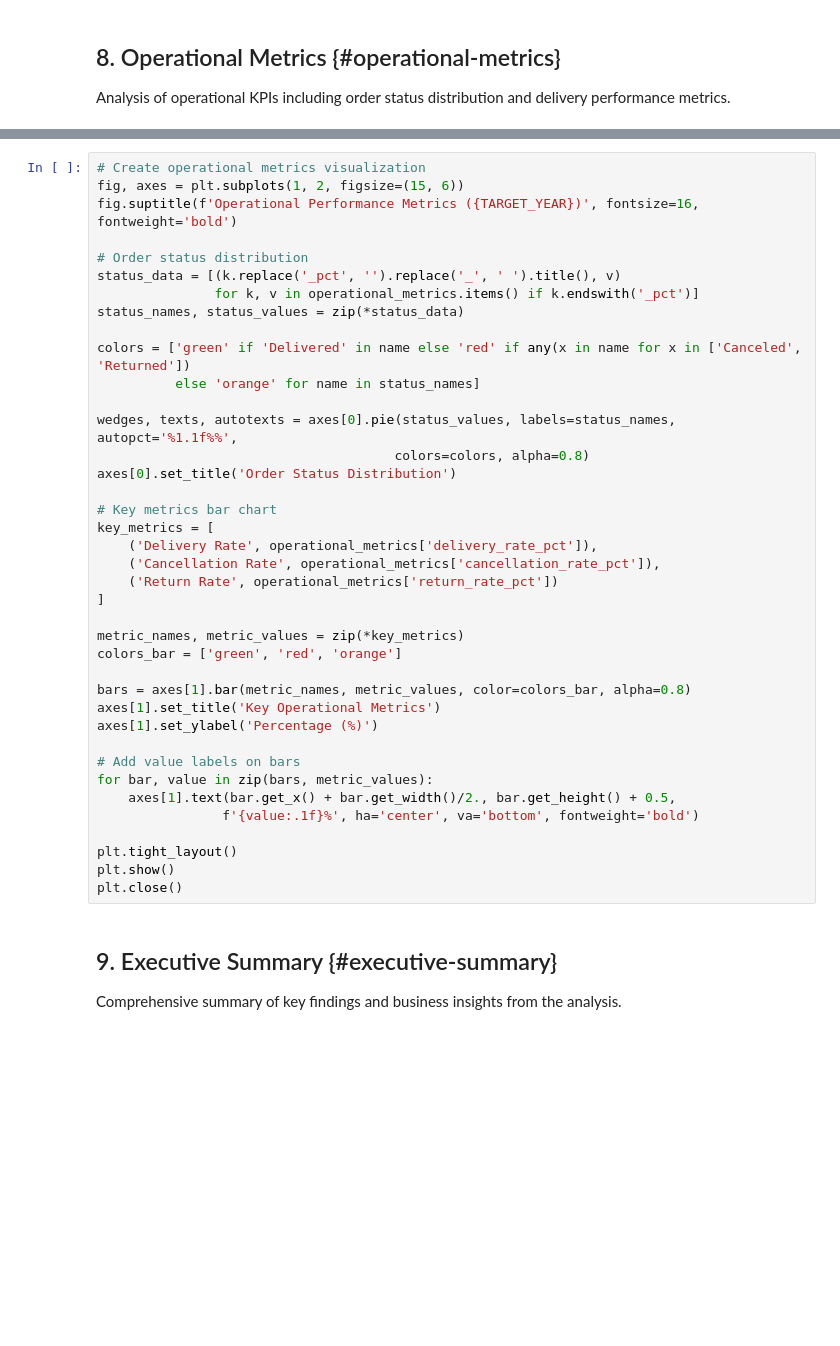
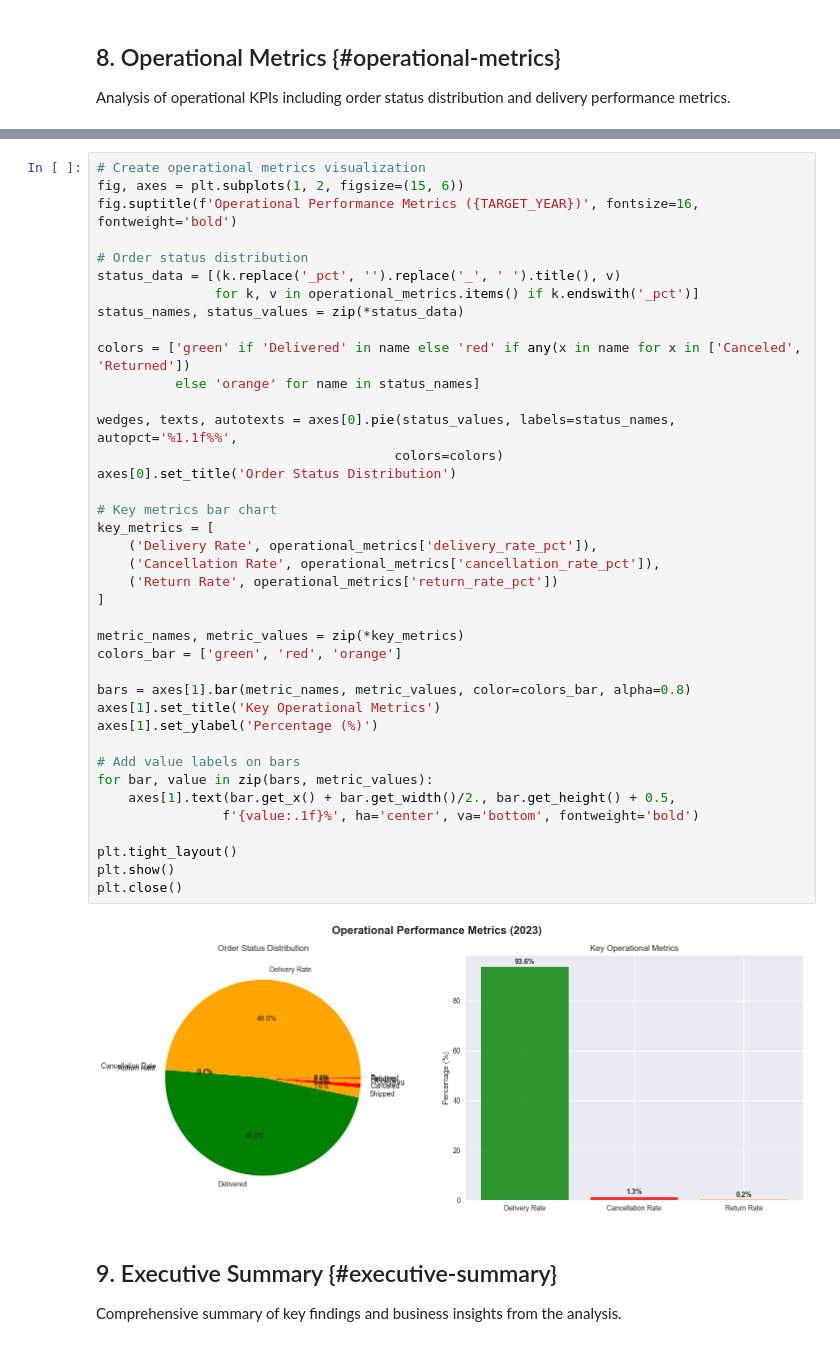
Before and after one commit to jbaquerot/DATA_ANALYSIS, a Jupyter notebook: EDA_Refactored.ipynb, the cells around one changed output, grey strips where cells are left out. Cells and saved outputs as stored; diff of their text form; blank space fills up the shorter version.

```diff
--- a/EDA_Refactored.ipynb
+++ b/EDA_Refactored.ipynb
@@ -344,34 +495,36 @@ status_data = [(k.replace('_pct', '').replace('_', ' ').title(), v)
 status_names, status_values = zip(*status_data)
 
 colors = ['green' if 'Delivered' in name else 'red' if any(x in name for x in ['Canceled', 'Returned'])
           else 'orange' for name in status_names]
 
 wedges, texts, autotexts = axes[0].pie(status_values, labels=status_names, autopct='%1.1f%%',
-                                      colors=colors, alpha=0.8)
+                                      colors=colors)
 axes[0].set_title('Order Status Distribution')
 
 # Key metrics bar chart
 key_metrics = [
     ('Delivery Rate', operational_metrics['delivery_rate_pct']),
     ('Cancellation Rate', operational_metrics['cancellation_rate_pct']),
     ('Return Rate', operational_metrics['return_rate_pct'])
 ]
 
 metric_names, metric_values = zip(*key_metrics)
 colors_bar = ['green', 'red', 'orange']
 
 bars = axes[1].bar(metric_names, metric_values, color=colors_bar, alpha=0.8)
 axes[1].set_title('Key Operational Metrics')
 axes[1].set_ylabel('Percentage (%)')
 
 # Add value labels on bars
 for bar, value in zip(bars, metric_values):
     axes[1].text(bar.get_x() + bar.get_width()/2., bar.get_height() + 0.5,
                 f'{value:.1f}%', ha='center', va='bottom', fontweight='bold')
 
 plt.tight_layout()
 plt.show()
 plt.close()
+# %% [output]
+[figure, added]
 # %% [markdown]
 ## 9. Executive Summary {#executive-summary}
 
```
Also changed, not shown: parts of 17 cells of this notebook, 1 other file.
